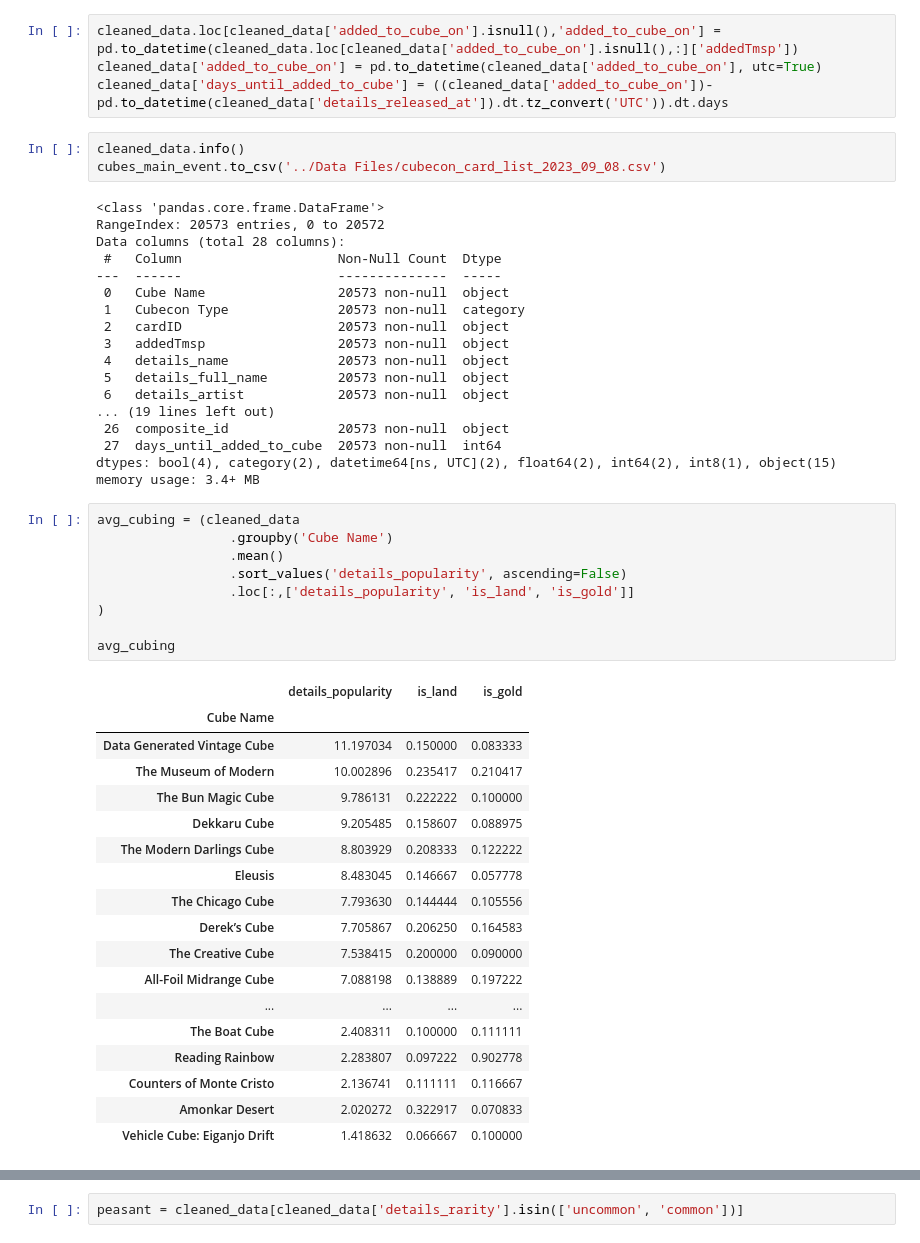
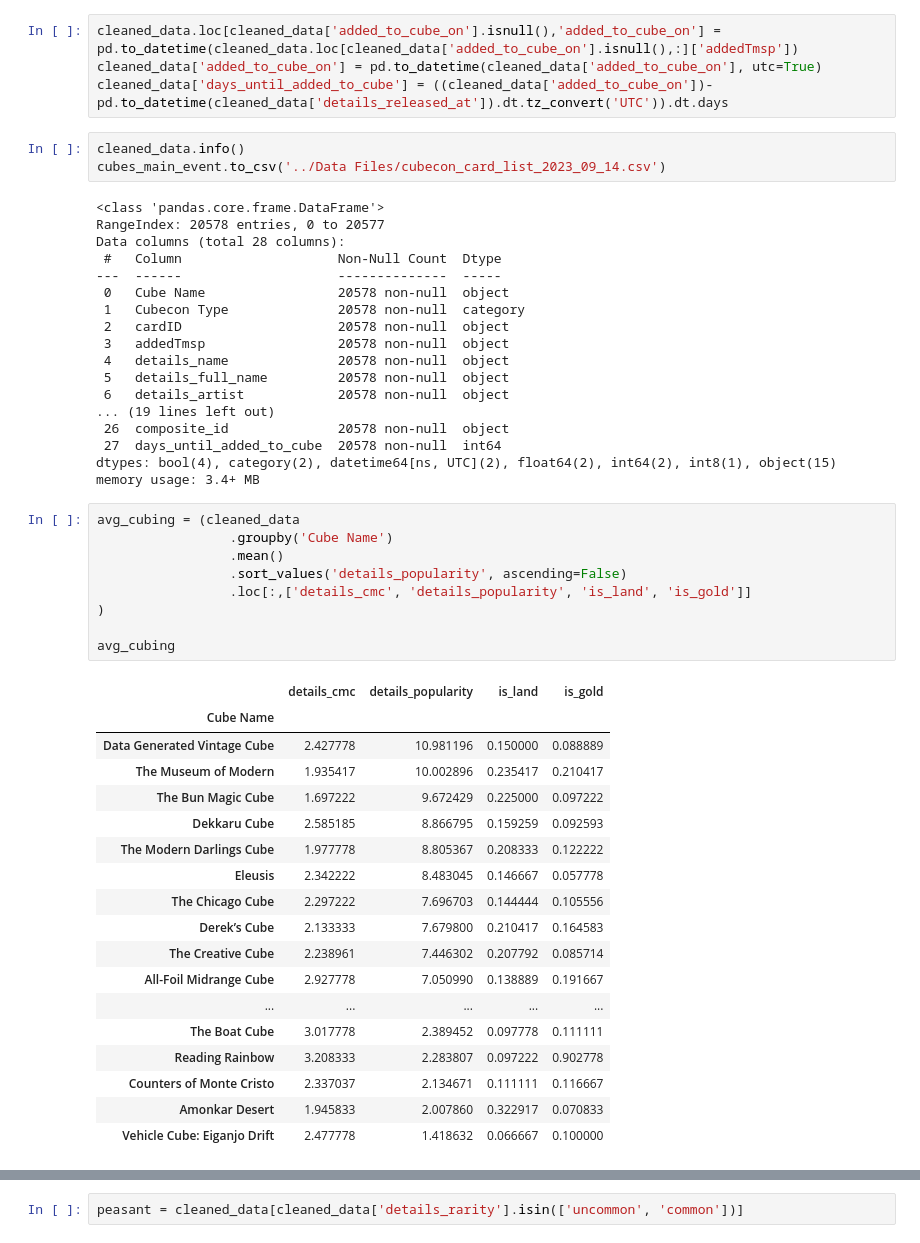
Before and after one commit to tpugliese/Cubecon-2023, a Jupyter notebook: Notebooks/Combining the Exports Together.ipynb, the cells around one changed output, grey strips where cells are left out. Cells and saved outputs as stored; diff of their text form.

Commit message:
Final Data before Cubecon!

```diff
--- a/Notebooks/Combining the Exports Together.ipynb
+++ b/Notebooks/Combining the Exports Together.ipynb
@@ -150,52 +150,52 @@ cleaned_data['added_to_cube_on'] = pd.to_datetime(cleaned_data['added_to_cube_on
 cleaned_data['days_until_added_to_cube'] = ((cleaned_data['added_to_cube_on'])-pd.to_datetime(cleaned_data['details_released_at']).dt.tz_convert('UTC')).dt.days
 # %%
 cleaned_data.info()
-cubes_main_event.to_csv('../Data Files/cubecon_card_list_2023_09_08.csv')
+cubes_main_event.to_csv('../Data Files/cubecon_card_list_2023_09_14.csv')
 # %% [output]
 <class 'pandas.core.frame.DataFrame'>
-RangeIndex: 20573 entries, 0 to 20572
+RangeIndex: 20578 entries, 0 to 20577
 Data columns (total 28 columns):
  #   Column                    Non-Null Count  Dtype
 ---  ------                    --------------  -----
- 0   Cube Name                 20573 non-null  object
- 1   Cubecon Type              20573 non-null  category
- 2   cardID                    20573 non-null  object
- 3   addedTmsp                 20573 non-null  object
- 4   details_name              20573 non-null  object
- 5   details_full_name         20573 non-null  object
- 6   details_artist            20573 non-null  object
+ 0   Cube Name                 20578 non-null  object
+ 1   Cubecon Type              20578 non-null  category
+ 2   cardID                    20578 non-null  object
+ 3   addedTmsp                 20578 non-null  object
+ 4   details_name              20578 non-null  object
+ 5   details_full_name         20578 non-null  object
+ 6   details_artist            20578 non-null  object
 ... (19 lines left out)
- 26  composite_id              20573 non-null  object
- 27  days_until_added_to_cube  20573 non-null  int64
+ 26  composite_id              20578 non-null  object
+ 27  days_until_added_to_cube  20578 non-null  int64
 dtypes: bool(4), category(2), datetime64[ns, UTC](2), float64(2), int64(2), int8(1), object(15)
 memory usage: 3.4+ MB
 # %%
 avg_cubing = (cleaned_data
                  .groupby('Cube Name')
                  .mean()
                  .sort_values('details_popularity', ascending=False)
-                 .loc[:,['details_popularity', 'is_land', 'is_gold']]
+                 .loc[:,['details_cmc', 'details_popularity', 'is_land', 'is_gold']]
 )
 
 avg_cubing
 # %% [output]
-|  | details_popularity | is_land | is_gold |
-| Cube Name |  |  |  |
-| Data Generated Vintage Cube | 11.197034 | 0.150000 | 0.083333 |
-| The Museum of Modern | 10.002896 | 0.235417 | 0.210417 |
-| The Bun Magic Cube | 9.786131 | 0.222222 | 0.100000 |
-| Dekkaru Cube | 9.205485 | 0.158607 | 0.088975 |
-| The Modern Darlings Cube | 8.803929 | 0.208333 | 0.122222 |
-| Eleusis | 8.483045 | 0.146667 | 0.057778 |
-| The Chicago Cube | 7.793630 | 0.144444 | 0.105556 |
-| Derek’s Cube | 7.705867 | 0.206250 | 0.164583 |
-| The Creative Cube | 7.538415 | 0.200000 | 0.090000 |
-| All-Foil Midrange Cube | 7.088198 | 0.138889 | 0.197222 |
-| ... | ... | ... | ... |
-| The Boat Cube | 2.408311 | 0.100000 | 0.111111 |
-| Reading Rainbow | 2.283807 | 0.097222 | 0.902778 |
-| Counters of Monte Cristo | 2.136741 | 0.111111 | 0.116667 |
-| Amonkar Desert | 2.020272 | 0.322917 | 0.070833 |
-| Vehicle Cube: Eiganjo Drift | 1.418632 | 0.066667 | 0.100000 |
+|  | details_cmc | details_popularity | is_land | is_gold |
+| Cube Name |  |  |  |  |
+| Data Generated Vintage Cube | 2.427778 | 10.981196 | 0.150000 | 0.088889 |
+| The Museum of Modern | 1.935417 | 10.002896 | 0.235417 | 0.210417 |
+| The Bun Magic Cube | 1.697222 | 9.672429 | 0.225000 | 0.097222 |
+| Dekkaru Cube | 2.585185 | 8.866795 | 0.159259 | 0.092593 |
+| The Modern Darlings Cube | 1.977778 | 8.805367 | 0.208333 | 0.122222 |
+| Eleusis | 2.342222 | 8.483045 | 0.146667 | 0.057778 |
+| The Chicago Cube | 2.297222 | 7.696703 | 0.144444 | 0.105556 |
+| Derek’s Cube | 2.133333 | 7.679800 | 0.210417 | 0.164583 |
+| The Creative Cube | 2.238961 | 7.446302 | 0.207792 | 0.085714 |
+| All-Foil Midrange Cube | 2.927778 | 7.050990 | 0.138889 | 0.191667 |
+| ... | ... | ... | ... | ... |
+| The Boat Cube | 3.017778 | 2.389452 | 0.097778 | 0.111111 |
+| Reading Rainbow | 3.208333 | 2.283807 | 0.097222 | 0.902778 |
+| Counters of Monte Cristo | 2.337037 | 2.134671 | 0.111111 | 0.116667 |
+| Amonkar Desert | 1.945833 | 2.007860 | 0.322917 | 0.070833 |
+| Vehicle Cube: Eiganjo Drift | 2.477778 | 1.418632 | 0.066667 | 0.100000 |
 # %%
 x = cleaned_data.groupby('details_name')['Cube Name'].nunique().sort_values(ascending=False)
```
Also changed, not shown: parts of 7 cells of this notebook, 10 other files.
